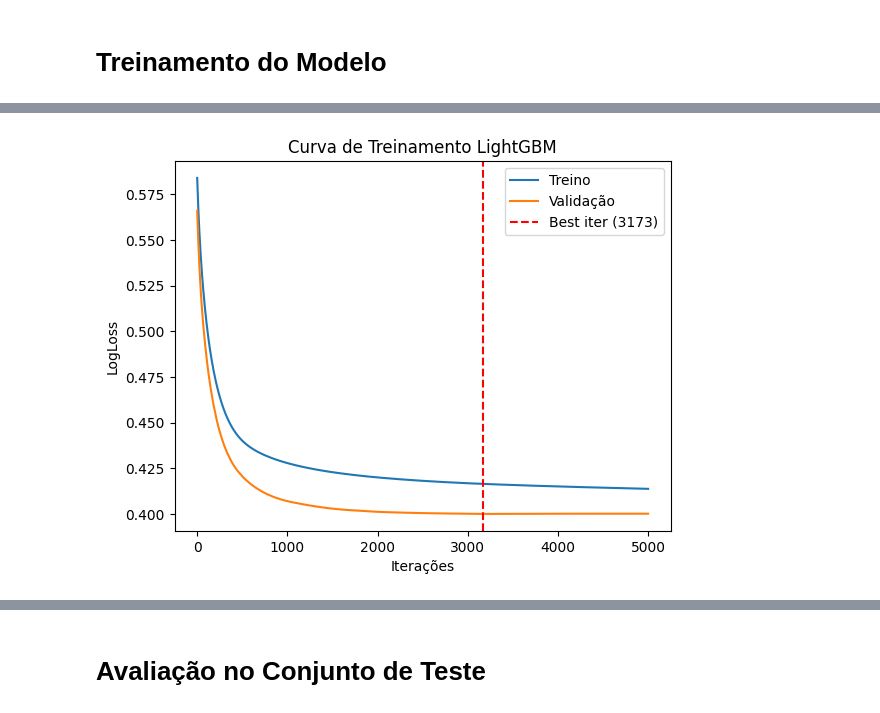
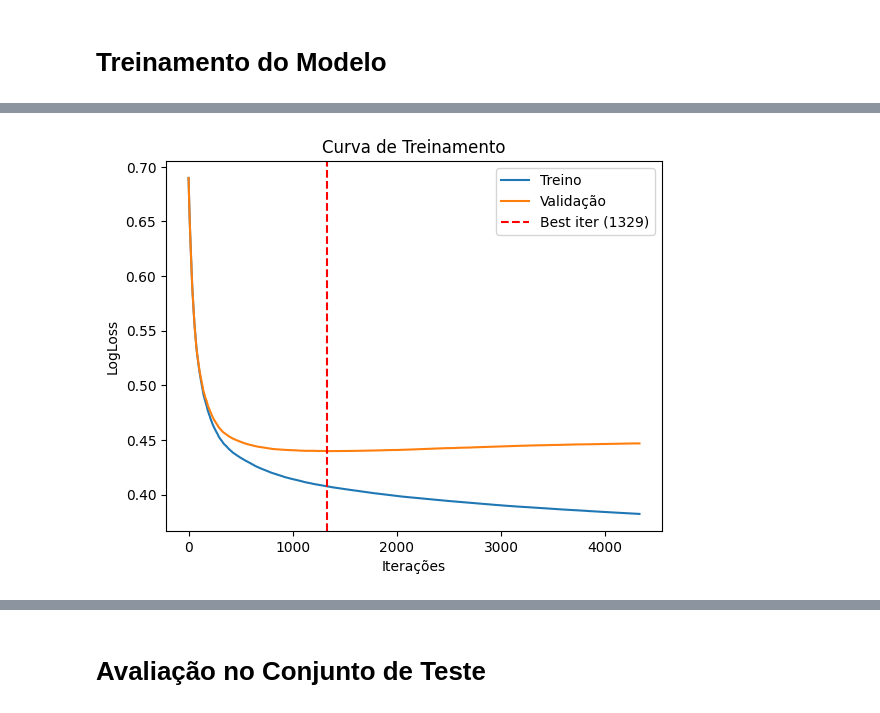
Before and after one commit to alexandrebcruz/MinhasLibs, a Jupyter notebook: Analise_Comparativa_TecnicasTreinamento/T3_CurvaViesVariancia_SemSplit.ipynb, the cells around one changed output, grey strips where cells are left out. Saved outputs shown, nothing was run; the diff lists cells and outputs as text; code cells hidden in the pictures.

```diff
--- a/Analise_Comparativa_TecnicasTreinamento/T3_CurvaViesVariancia_SemSplit.ipynb
+++ b/Analise_Comparativa_TecnicasTreinamento/T3_CurvaViesVariancia_SemSplit.ipynb
@@ -39,7 +48,7 @@ df_tot[alvo] = df_tot[alvo].map({'Yes': 1, 'No': 0})
 df_tot.loc[df_tot['TotalCharges'] == ' ', 'TotalCharges'] = -1
 df_tot['TotalCharges'] = df_tot['TotalCharges'].astype(float)
 # %%
-df_teste = df_tot.sample(frac = 0.25, random_state = 42)
+df_teste = df_tot.sample(frac = 0.5, random_state = 42)
 df = df_tot[~df_tot.index.isin(df_teste.index)]
 # %%
 display(display(df_tot[['Partner', alvo]].groupby('Partner').agg(['count', 'mean'])))
@@ -59,8 +68,8 @@ features_categoricas = ['gender', 'SeniorCitizen', 'Partner', 'Dependents', 'Pho
                         'StreamingTV', 'StreamingMovies', 'Contract', 'PaymentMethod']
 features_numericas = ['tenure', 'MonthlyCharges', 'TotalCharges']
 # %%
-dict_dummies = {}
-for f in features_categoricas:
+dict_dummies = {'Partner': ['No']}
+for f in [v for v in features_categoricas if v != 'Partner']:
     lista_dummies = list(df[f].value_counts().index[:-1])
     dict_dummies[f] = lista_dummies
 
@@ -87,5 +84,10 @@ features = ['tenure', 'MonthlyCharges', 'TotalCharges',
+# %%
+features = [v for v in df.columns if v not in colunas_id and v != alvo]
 # %% [markdown]
 # Treinamento do Modelo
+# %%
+treinar_catboost = True
+usar_teste_treinamento = False #Simula vazamento de informação
 # %%
 #Simula treinar com uma amostra da base
 df_train = df.sample(frac = 1.0, random_state = 42)
@@ -94,7 +96,7 @@ X = df_train[features]
 y = df_train[alvo].astype(int)
 # %%
 lista_modelos = []
-for i in range(0, 4):
+for i in range(0, 10):
     df_t = df_train.sample(frac = 0.5, random_state = i)
     df_v = df_train[~df_train.index.isin(df_t.index)]
     X_t = df_t[features]
@@ -102,7 +104,19 @@ for i in range(0, 4):
     X_v = df_v[features]
     y_v = df_v[alvo].astype(int)
 
-    lgbm_clf = LGBMClassifier(
+    if treinar_catboost:
+        clf = CatBoostClassifier(
+                            loss_function = 'Logloss',
+                            use_best_model = True,
+                            random_state = 42,
+                            verbose = 0,
+
+                            max_depth = 1, #Quando mais rasa as árvores menor (mais simples)
+                            learning_rate = 0.01, #Quanto menor o learning_rate menor (menos incremento no modelo por iteração)
+                            n_estimators = 10000 #Vamos forçar até o limite do overfitting
+                            )
+    else:
+        clf = LGBMClassifier(
                             objective = 'binary',
                             boosting_type = 'gbdt',
                             force_row_wise = True,
@@ -112,32 +126,58 @@ for i in range(0, 4):
 
                             max_depth = 1, #Quando mais rasa as árvores menor (mais simples)
                             learning_rate = 0.01, #Quanto menor o learning_rate menor (menos incremento no modelo por iteração)
-                            n_estimators = 5000 #Vamos forçar até o limite do overfitting
+                            n_estimators = 20000 #Vamos forçar até o limite do overfitting
                             )
 
-    lgbm_clf.fit(
-                X_t, y_t,
-                eval_set = [(X_t, y_t), (X_v, y_v)],
-                callbacks = [early_stopping(stopping_rounds = 3000, verbose = True)]
-                )
+    if usar_teste_treinamento:
+        if treinar_catboost:
+            clf.fit(
+                    X, y,
+                    eval_set = [(X, y), (df_teste[features], df_teste[alvo])],
+                    early_stopping_rounds = 3000
+                    )
+        else:
+            clf.fit(
+                    X, y,
+                    eval_set = [(X, y), (df_teste[features], df_teste[alvo])],
+                    callbacks = [early_stopping(stopping_rounds = 3000, verbose = True)]
+                    )
+    else:
+        if treinar_catboost:
+            clf.fit(
+                    X_t, y_t,
+                    eval_set = [(X_t, y_t), (X_v, y_v)],
+                    early_stopping_rounds = 3000
+                    )
+        else:
+            clf.fit(
+                    X_t, y_t,
+                    eval_set = [(X_t, y_t), (X_v, y_v)],
+                    callbacks = [early_stopping(stopping_rounds = 3000, verbose = True)]
+                    )
 
-    results = lgbm_clf.evals_result_
-    plt.plot(results["training"]["binary_logloss"], label="Treino")
-    plt.plot(results["valid_1"]["binary_logloss"], label="Validação")
-    plt.axvline(lgbm_clf.best_iteration_, color="r", linestyle="--", label=f"Best iter ({lgbm_clf.best_iteration_})")
+    results = clf.evals_result_
+    if treinar_catboost:
+        plt.plot(results["learn"]["Logloss"], label="Treino")
+        plt.plot(results["validation_1"]["Logloss"], label="Validação")
+    else:
+        plt.plot(results["training"]["binary_logloss"], label="Treino")
+        plt.plot(results["valid_1"]["binary_logloss"], label="Validação")
+    plt.axvline(clf.best_iteration_, color="r", linestyle="--", label=f"Best iter ({clf.best_iteration_})")
     plt.xlabel("Iterações")
     plt.ylabel("LogLoss")
-    plt.title("Curva de Treinamento LightGBM")
+    plt.title("Curva de Treinamento")
     plt.legend()
     plt.show()
 
-    lista_modelos.append(lgbm_clf)
+    lista_modelos.append(clf)
 
 print('')
 
 probs = np.mean([m.predict_proba(X)[:, 1] for m in lista_modelos], axis = 0)
-print('AUC:')
-print(roc_auc_score(y, probs))
-print('KS:')
-print(ks_2samp(probs[y == 0], probs[y == 1]).statistic)
+
+df_metrics_treino = pd.DataFrame([[roc_auc_score(y, probs), ks_2samp(probs[y == 0], probs[y == 1]).statistic]],
+                                 columns = ['AUC', 'KS'],
+                                 index = ['Treino'])
+display((df_metrics_treino*100).style.format(precision = 2))
 # %% [output]
@@ -151 +185 @@ Did not meet early stopping. Best iteration is:
-[figure, old version]
+[figure, new version]
```
Also changed, not shown: parts of 23 cells of this notebook, 6 other files.
